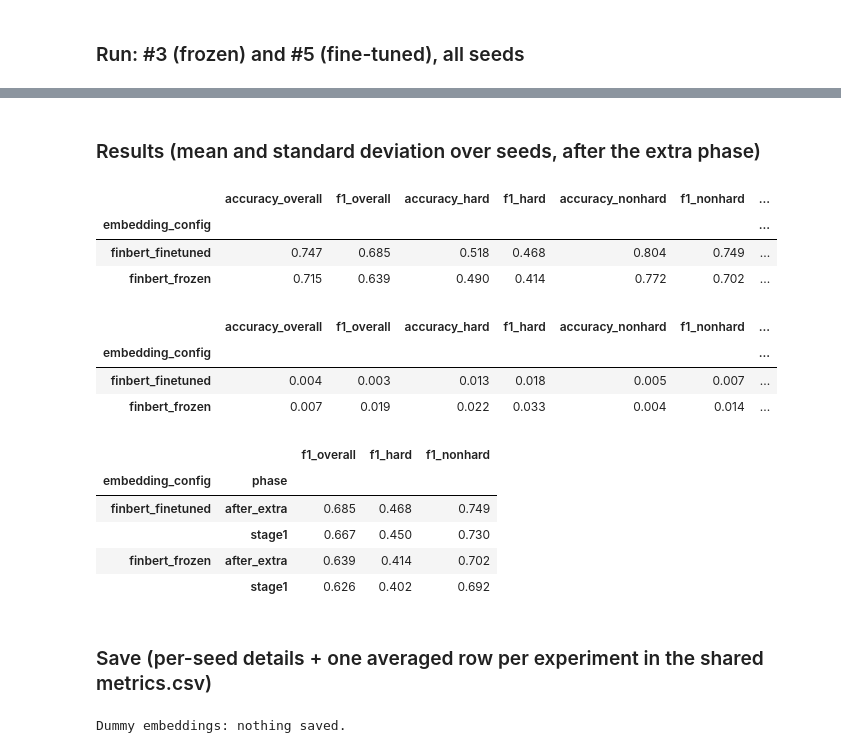
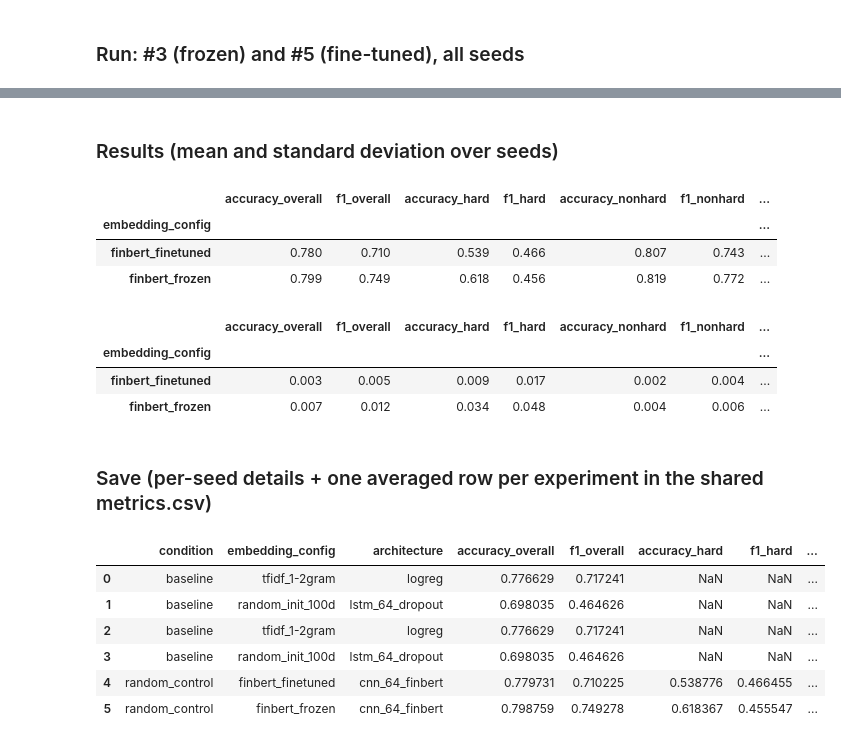
Before and after one commit to sinuhajii02/nlp-financial-phrasebank, a Jupyter notebook: notebook/exp3_exp5_random_control.ipynb, the cells around one changed output, grey strips where cells are left out. Cells and saved outputs as stored; diff of their text form; code cells hidden in the pictures.

```diff
--- a/notebook/exp3_exp5_random_control.ipynb
+++ b/notebook/exp3_exp5_random_control.ipynb
@@ -94,34 +198,28 @@ WARNING:tensorflow:TensorFlow GPU support is not available on native Windows for
 # %% [markdown]
-### Results (mean and standard deviation over seeds, after the extra phase)
+### Results (mean and standard deviation over seeds)
 # %%
 mean, std = summarize_seeds(seed_df)
 display(mean.round(3))
 display(std.round(3))
-
-# Effect of the extra phase itself: stage 1 (before) vs after_extra
-seed_df.groupby(["embedding_config", "phase"])[["f1_overall", "f1_hard", "f1_nonhard"]].mean().round(3)
 # %% [output]
 |  | accuracy_overall | f1_overall | accuracy_hard | f1_hard | accuracy_nonhard | f1_nonhard | ... |
 | embedding_config |  |  |  |  |  |  | ... |
-| finbert_finetuned | 0.747 | 0.685 | 0.518 | 0.468 | 0.804 | 0.749 | ... |
-| finbert_frozen | 0.715 | 0.639 | 0.490 | 0.414 | 0.772 | 0.702 | ... |
+| finbert_finetuned | 0.780 | 0.710 | 0.539 | 0.466 | 0.807 | 0.743 | ... |
+| finbert_frozen | 0.799 | 0.749 | 0.618 | 0.456 | 0.819 | 0.772 | ... |
 |  | accuracy_overall | f1_overall | accuracy_hard | f1_hard | accuracy_nonhard | f1_nonhard | ... |
 | embedding_config |  |  |  |  |  |  | ... |
-| finbert_finetuned | 0.004 | 0.003 | 0.013 | 0.018 | 0.005 | 0.007 | ... |
-| finbert_frozen | 0.007 | 0.019 | 0.022 | 0.033 | 0.004 | 0.014 | ... |
+| finbert_finetuned | 0.003 | 0.005 | 0.009 | 0.017 | 0.002 | 0.004 | ... |
+| finbert_frozen | 0.007 | 0.012 | 0.034 | 0.048 | 0.004 | 0.006 | ... |
-|  |  | f1_overall | f1_hard | f1_nonhard |
-| embedding_config | phase |  |  |  |
-| finbert_finetuned | after_extra | 0.685 | 0.468 | 0.749 |
-|  | stage1 | 0.667 | 0.450 | 0.730 |
-| finbert_frozen | after_extra | 0.639 | 0.414 | 0.702 |
-|  | stage1 | 0.626 | 0.402 | 0.692 |
 # %% [markdown]
 ### Save (per-seed details + one averaged row per experiment in the shared metrics.csv)
 # %%
-if USE_DUMMY_EMBEDDINGS:
-    print("Dummy embeddings: nothing saved.")
-else:
-    seed_df.to_csv("../results/random_control_seeds.csv", index=False)
-    update_metrics_csv("../results/metrics.csv", to_metrics_rows(mean))
+seed_df.to_csv("../results/random_control_seeds.csv", index=False)
+update_metrics_csv("../results/metrics.csv", to_metrics_rows(mean))
 # %% [output]
-Dummy embeddings: nothing saved.
+|  | condition | embedding_config | architecture | accuracy_overall | f1_overall | accuracy_hard | f1_hard | ... |
+| 0 | baseline | tfidf_1-2gram | logreg | 0.776629 | 0.717241 | NaN | NaN | ... |
+| 1 | baseline | random_init_100d | lstm_64_dropout | 0.698035 | 0.464626 | NaN | NaN | ... |
+| 2 | baseline | tfidf_1-2gram | logreg | 0.776629 | 0.717241 | NaN | NaN | ... |
+| 3 | baseline | random_init_100d | lstm_64_dropout | 0.698035 | 0.464626 | NaN | NaN | ... |
+| 4 | random_control | finbert_finetuned | cnn_64_finbert | 0.779731 | 0.710225 | 0.538776 | 0.466455 | ... |
+| 5 | random_control | finbert_frozen | cnn_64_finbert | 0.798759 | 0.749278 | 0.618367 | 0.455547 | ... |
```
Also changed, not shown: parts of 17 cells of this notebook, 6 other files.
